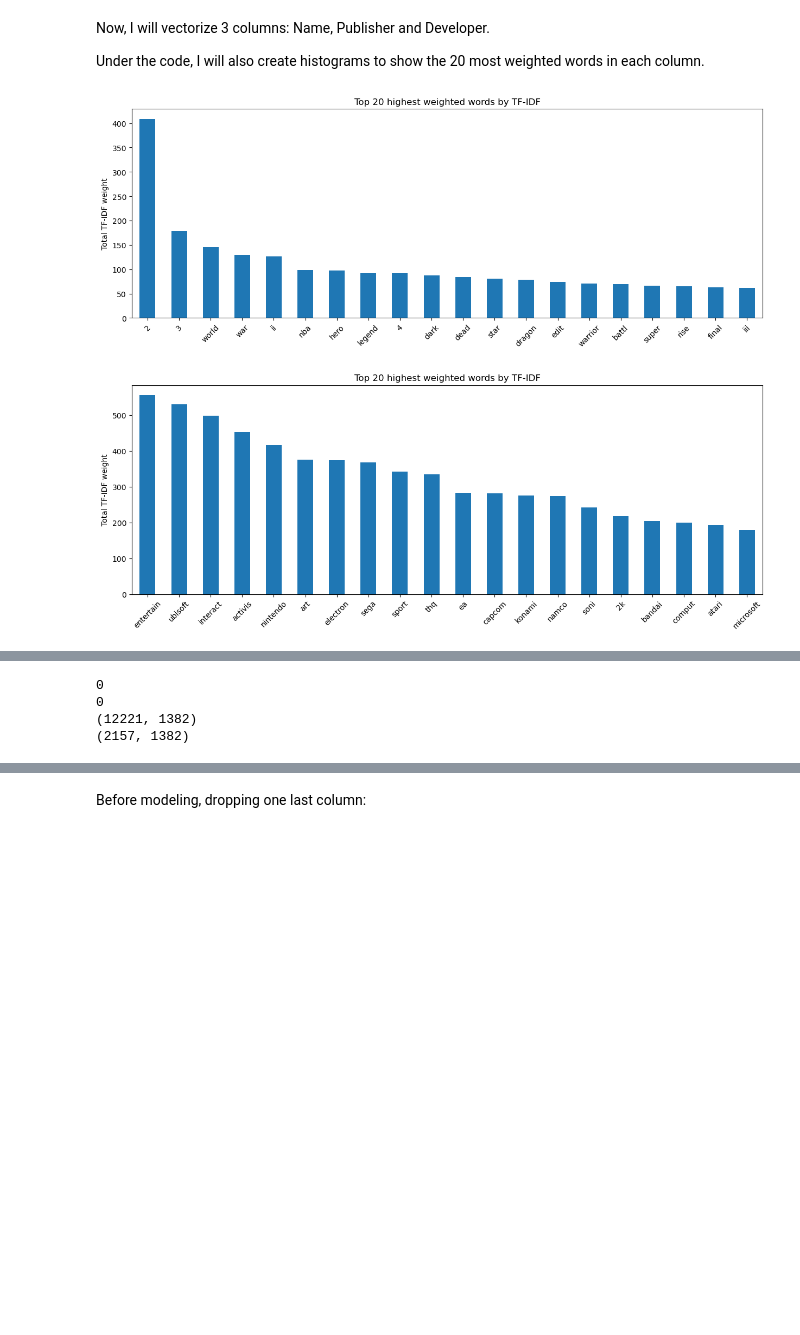
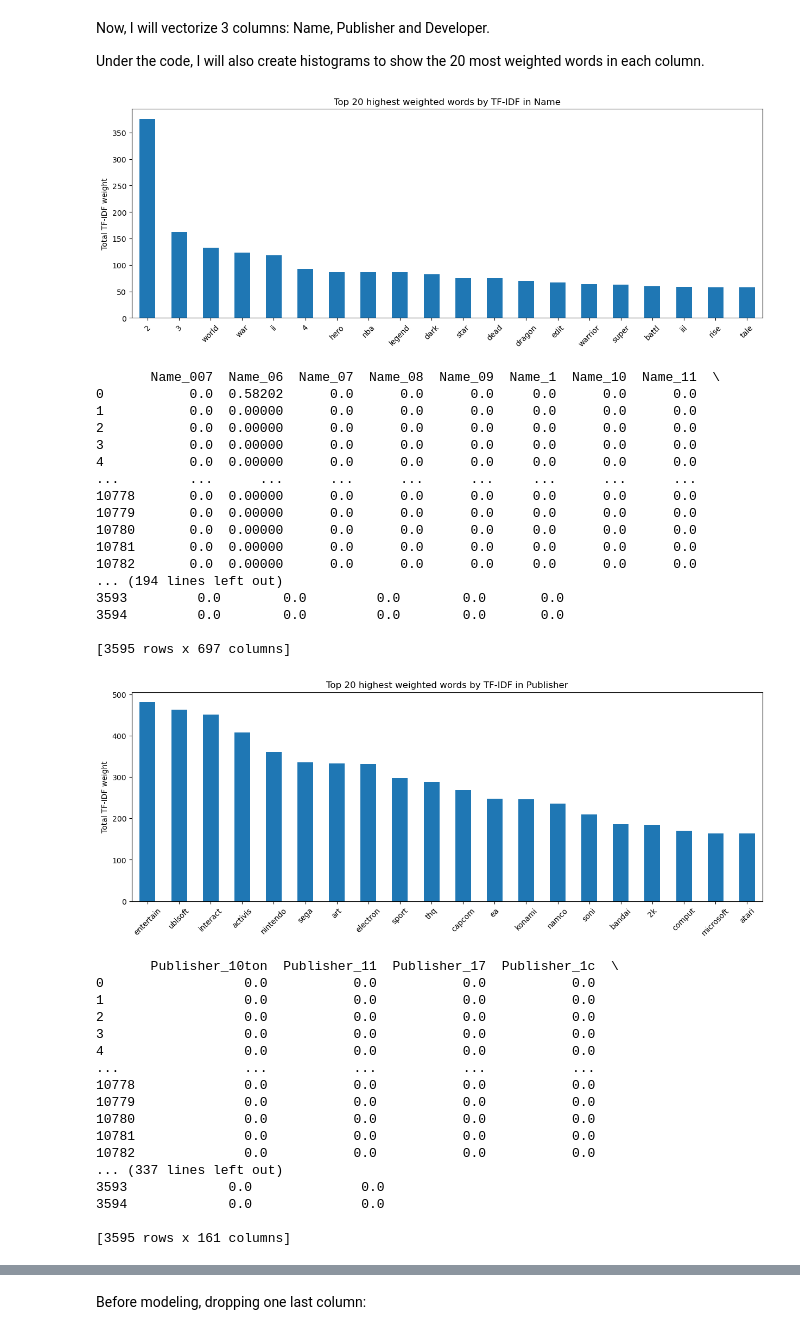
Before and after one commit to benji02/capstone_project, a Jupyter notebook: Notebooks/Capstone_BenjaminLavoie_PreProcAndProc_2nd.ipynb, the cells around one changed output, grey strips where cells are left out. Saved outputs shown, nothing was run; the diff lists cells and outputs as text; code cells hidden in the pictures; blank space fills up the shorter version.

```diff
--- a/Notebooks/Capstone_BenjaminLavoie_PreProcAndProc_2nd.ipynb
+++ b/Notebooks/Capstone_BenjaminLavoie_PreProcAndProc_2nd.ipynb
@@ -162,7 +168,7 @@ y = df["Metascore_Range"]
 
 # Separating into train and test
 
-X_train, X_test, y_train, y_test = train_test_split(X, y, test_size=0.15, stratify=y)
+X_train, X_test, y_train, y_test = train_test_split(X, y, test_size=0.25, stratify=y)
 
 # resetting the indexes to be able to separate the review columns and concatenate them easily later
 X_train.reset_index(drop=True, inplace=True)
@@ -311,56 +320,95 @@ Now, I will vectorize 3 columns: Name, Publisher and Developer.
 Under the code, I will also create histograms to show the 20 most weighted words in each column.
 # %%
 tfidf_columns = ['Name', 'Publisher', 'Developer']
+tfidf_columns_variables = ['tfidf_Name', 'tfidf_Publisher', 'tfidf_Developer']
+
 
 tfidf_dfs = []
 X_train_keep = pd.DataFrame()
 
-for col in tfidf_columns:
+for i, col in enumerate(tfidf_columns):
 
-    tfidf = TfidfVectorizer(tokenizer = my_tokenizer, min_df=10)
+    globals()[tfidf_columns_variables[i]] = TfidfVectorizer(tokenizer = my_tokenizer, min_df=10)
 
     # Fit and transform the text data
-    transformed_train = tfidf.fit_transform(X_train[col])
-    transformed_test = tfidf.transform(X_test[col])
+    transformed_train = globals()[tfidf_columns_variables[i]].fit_transform(X_train[col])
+    transformed_test = globals()[tfidf_columns_variables[i]].transform(X_test[col])
 
     # store my vectorizers
-    tfidf_dfs.append(tfidf)
+    tfidf_dfs.append(globals()[tfidf_columns_variables[i]])
 
     # Convert the transformed data into a dataframe
     tfidf_df_train = pd.DataFrame(transformed_train.toarray(),
-                                   columns=tfidf.get_feature_names_out())
+                                   columns=globals()[tfidf_columns_variables[i]].get_feature_names_out())
 
     tfidf_df_test = pd.DataFrame(transformed_test.toarray(),
-                                   columns=tfidf.get_feature_names_out())
+                                   columns=globals()[tfidf_columns_variables[i]].get_feature_names_out())
 
 
     # Join the 2 tfidf_df with the 2 dfs
     tfidf_df_train = tfidf_df_train.add_prefix(f'{col}_')
     tfidf_df_test = tfidf_df_test.add_prefix(f'{col}_')
     X_train = pd.concat([X_train, tfidf_df_train], axis="columns")
     X_test = pd.concat([X_test, tfidf_df_test], axis="columns")
 
     X_train_keep[col] = X_train[col]
 
     X_train.drop(col, axis = 1, inplace=True)
     X_test.drop(col, axis = 1, inplace=True)
 
     word_counts = pd.DataFrame(
         {"counts": transformed_train.toarray().sum(axis=0)},
-        index=tfidf.get_feature_names_out()
+        index=globals()[tfidf_columns_variables[i]].get_feature_names_out()
     ).sort_values("counts", ascending=False)
 
     word_counts.head(20).plot(kind="bar", figsize=(15, 5), legend=False)
-    plt.title("Top 20 highest weighted words by TF-IDF")
+    plt.title(f"Top 20 highest weighted words by TF-IDF in {col}")
     plt.ylabel("Total TF-IDF weight")
     plt.xticks(rotation=45)
     plt.show()
+
+    print(tfidf_df_train)
+    print(tfidf_df_test)
 
 # checking for null values and the shapes
 print(X_train.isna().sum().sum())
 print(X_test.isna().sum().sum())
 print(X_train.shape)
 print(X_test.shape)
 # %% [output]
-[figure, old version]
+[figure, new version]
+       Name_007  Name_06  Name_07  Name_08  Name_09  Name_1  Name_10  Name_11  \
+0           0.0  0.58202      0.0      0.0      0.0     0.0      0.0      0.0
+1           0.0  0.00000      0.0      0.0      0.0     0.0      0.0      0.0
+2           0.0  0.00000      0.0      0.0      0.0     0.0      0.0      0.0
+3           0.0  0.00000      0.0      0.0      0.0     0.0      0.0      0.0
+4           0.0  0.00000      0.0      0.0      0.0     0.0      0.0      0.0
+...         ...      ...      ...      ...      ...     ...      ...      ...
+10778       0.0  0.00000      0.0      0.0      0.0     0.0      0.0      0.0
+10779       0.0  0.00000      0.0      0.0      0.0     0.0      0.0      0.0
+10780       0.0  0.00000      0.0      0.0      0.0     0.0      0.0      0.0
+10781       0.0  0.00000      0.0      0.0      0.0     0.0      0.0      0.0
+10782       0.0  0.00000      0.0      0.0      0.0     0.0      0.0      0.0
+... (194 lines left out)
+3593         0.0        0.0         0.0        0.0       0.0
+3594         0.0        0.0         0.0        0.0       0.0
+
+[3595 rows x 697 columns]
-[figure, old version]
+[figure, new version]
+       Publisher_10ton  Publisher_11  Publisher_17  Publisher_1c  \
+0                  0.0           0.0           0.0           0.0
+1                  0.0           0.0           0.0           0.0
+2                  0.0           0.0           0.0           0.0
+3                  0.0           0.0           0.0           0.0
+4                  0.0           0.0           0.0           0.0
+...                ...           ...           ...           ...
+10778              0.0           0.0           0.0           0.0
+10779              0.0           0.0           0.0           0.0
+10780              0.0           0.0           0.0           0.0
+10781              0.0           0.0           0.0           0.0
+10782              0.0           0.0           0.0           0.0
+... (337 lines left out)
+3593             0.0              0.0
+3594             0.0              0.0
+
+[3595 rows x 161 columns]
@@ -368,4 +415,0 @@ print(X_test.shape)
-0
-0
-(12221, 1382)
-(2157, 1382)
```
Also changed, not shown: parts of 19 cells of this notebook, 14 other files.
